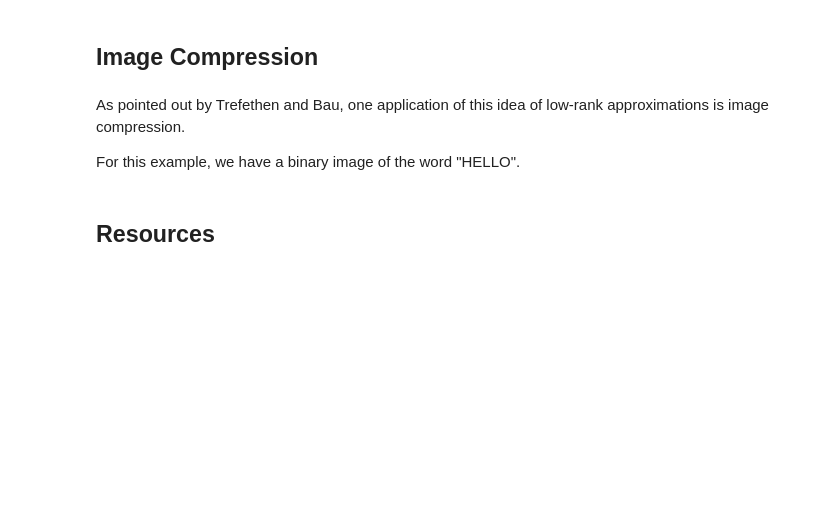
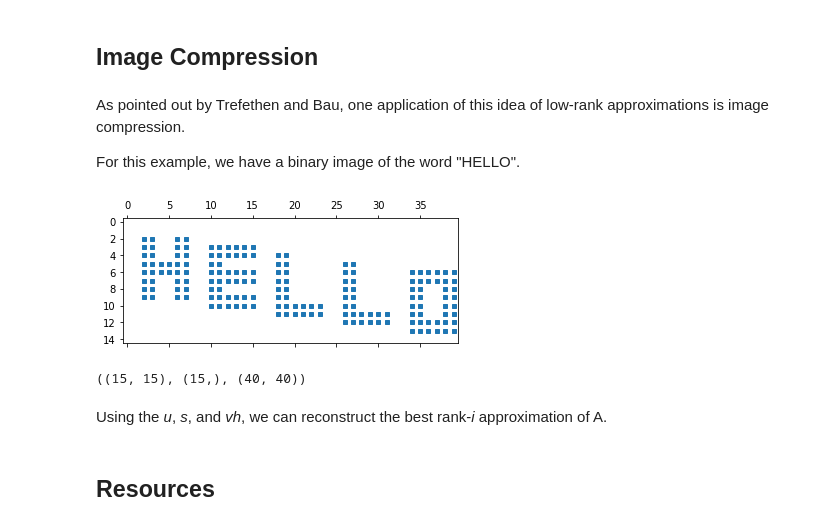
Before and after one commit to matsumotosan/numerical-linear-algebra, a Jupyter notebook: But what *is* the SVD?.ipynb, the cells around one changed output. Cells and saved outputs as stored; diff of their text form; code cells hidden in the pictures; blank space fills up the shorter version.

Commit message:
Create HELLO point cloud.

```diff
--- a/But what *is* the SVD?.ipynb
+++ b/But what *is* the SVD?.ipynb
@@ -24,3 +19,33 @@ def unit_sphere(n=100, dim=3):
+# %%
+def unit_sphere(n=100, dim=3):
+    u = np.random.normal(0, 1, (100,3))
+    d = np.linalg.norm(u, ord=2, axis=1)
+
+    return u / d[:,None]
+
+def make_hello():
+    A = np.zeros((15,40))
+
+    # H
+    A[2:10,2:4] = A[5:7,4:6] = A[2:10,6:8] = 1
+
+    # E
+    A[3:11,10:16] = 1
+    A[5,12:16] = A[8,12:16] = 0
+
+    # L(1)
+    A[4:12,18:24] = 1
+    A[4:10,20:24] = 0
+
+    # L(2)
+    A[5:13,26:32] = 1
+    A[5:11,28:32] = 0
+
+    # O
+    A[6:14,34:40] = 1
+    A[8:12,36:38] = 0
+
+    return A
 # %% [markdown]
 ## Low-Rank Approximations of *A*
 # %% [markdown]
@@ -146,3 +171,17 @@ $A_v$ when $v=1$ is simply the major axis of the hyperellipsoid. However, when $
 As pointed out by Trefethen and Bau, one application of this idea of low-rank approximations is image compression.
 
 For this example, we have a binary image of the word "HELLO".
+# %%
+A = make_hello()
+
+plt.spy(A, markersize=4);
+# %% [output]
+[figure, added]
+# %%
+u,s,vh = np.linalg.svd(A)
+
+u.shape, s.shape, vh.shape
+# %% [output]
+((15, 15), (15,), (40, 40))
+# %% [markdown]
+Using the *u*, *s*, and *vh*, we can reconstruct the best rank-*i* approximation of A.
```
Also changed, not shown: parts of 6 cells of this notebook.
